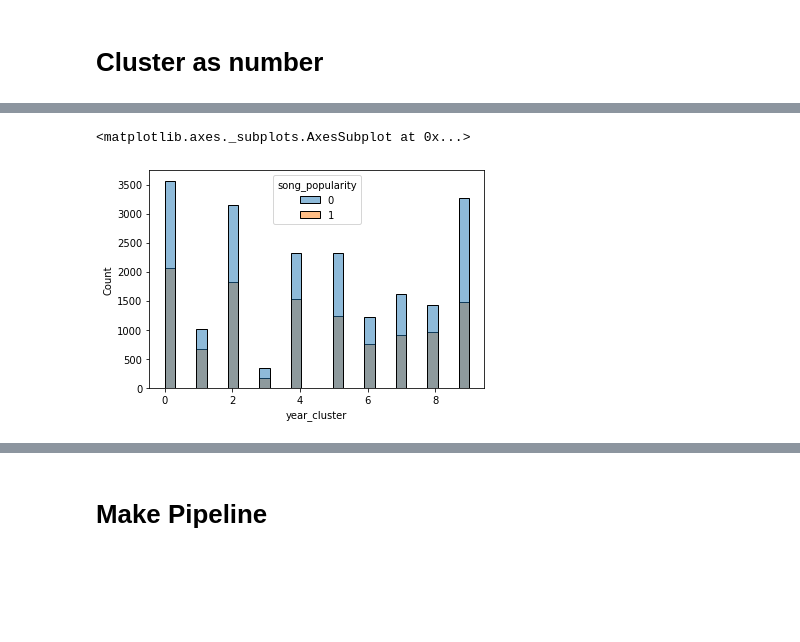
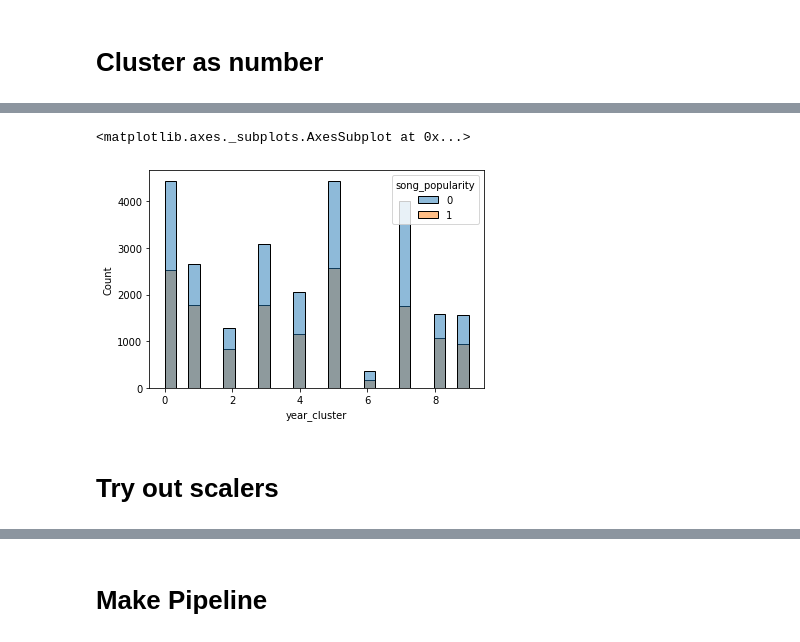
Before and after one commit to thatgeeman/nbs, a Jupyter notebook: Song_Popularity.ipynb, the cells around one changed output, grey strips where cells are left out. Saved outputs shown, nothing was run; the diff lists cells and outputs as text; code cells hidden in the pictures; blank space fills up the shorter version.

Commit message:
update Song_Populatiry

```diff
--- a/Song_Popularity.ipynb
+++ b/Song_Popularity.ipynb
@@ -533,13 +604,13 @@ feature_cols
 
 Read that year is a good feature, so assuming 100 years of data, take that as 10 centuries
 # %%
-n_clusters = 10
+n_clusters = 3
 kmeans = KMeans(n_clusters=n_clusters, n_init=20, random_state=1)
 # %%
 cluster_cols = [f"cluster{i+1}" for i in range(n_clusters)]
 # gives distance to cluster center for each sample # to get cluster as number, do predict
 # since this is a fit transform and not a fit predict
-x_cd = kmeans.fit_transform(x_kbd[cont_cols])
-x_cd = pd.DataFrame(x_cd, columns=cluster_cols, index=x_kbd.index)
-x_kbd = pd.concat([x_kbd,x_cd], axis=1)
+x_cd = kmeans.fit_transform(x[feature_cols])
+x_cd = pd.DataFrame(x_cd, columns=cluster_cols, index=x.index)
+x = pd.concat([x,x_cd], axis=1)
 # %%
@@ -607,5 +664,5 @@ n_clusters = 10
 kmeans = KMeans(n_clusters=n_clusters, n_init=20, random_state=1)
 # %%
 cluster_col = ['year_cluster']
-kmeans.fit(x_kbd[cont_cols])
-x_c = kmeans.predict(x_kbd[cont_cols])
+kmeans.fit(x[feature_cols])
+x_c = kmeans.predict(x[feature_cols])
@@ -612,2 +689,3 @@ x_c = kmeans.predict(x_kbd[cont_cols])
 # %%
-x_c = pd.DataFrame(x_c, columns=cluster_col, index=x_kbd.index)
+x_c = pd.DataFrame(x_c, columns=cluster_col, index=x.index)
+x = pd.concat([x,x_c], axis=1)
@@ -679,6 +743,8 @@ cat_cols
  'year_cluster']
 # %%
-sns.histplot(data=x_kbd, x="year_cluster", hue="song_popularity")
+sns.histplot(data=x, x="year_cluster", hue="song_popularity")
 # %% [output]
 <matplotlib.axes._subplots.AxesSubplot at 0x...>
-[figure, old version]
+[figure, new version]
+# %% [markdown]
+# Try out scalers
```
Also changed, not shown: parts of 165 cells of this notebook.
